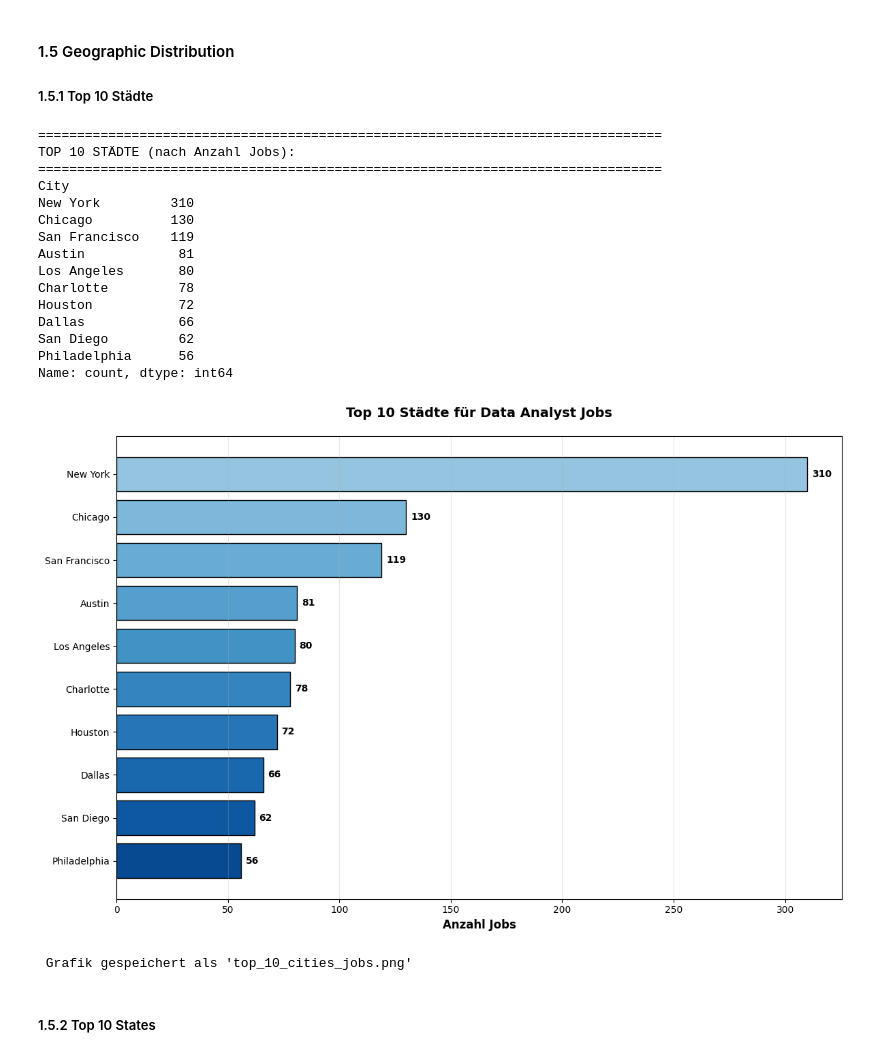
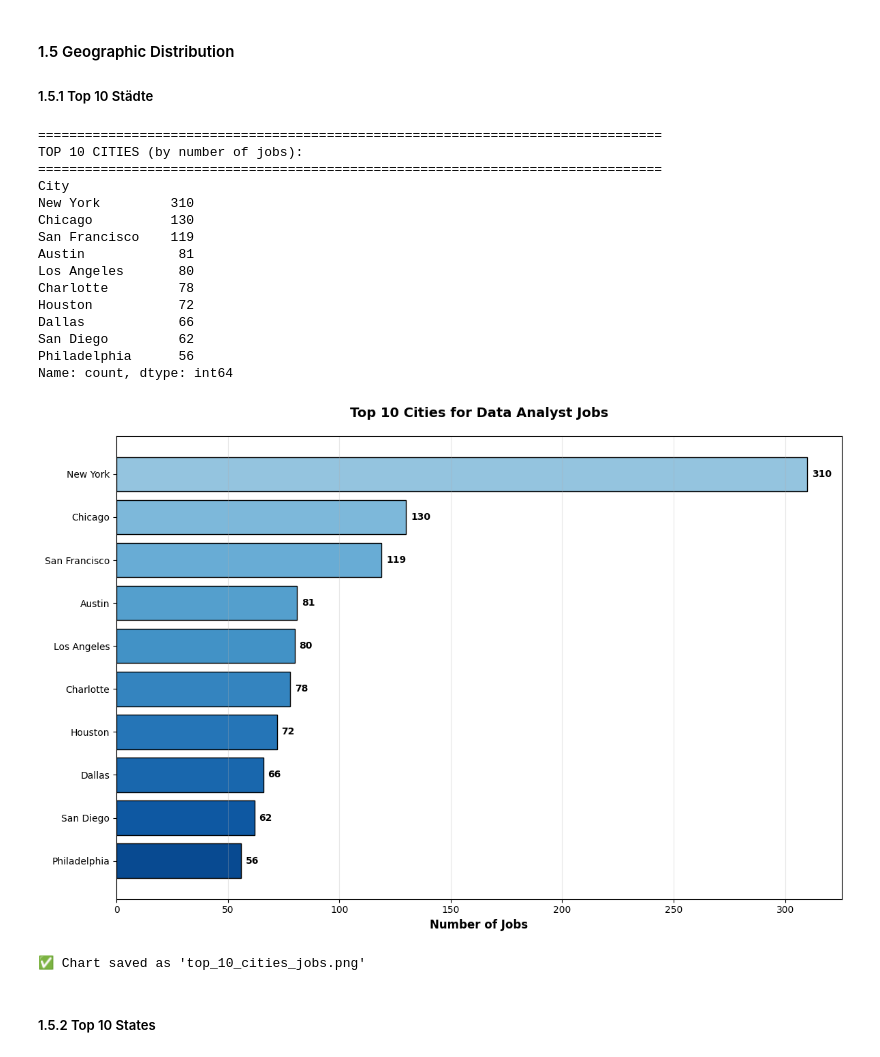
Before and after one commit to tvankov/Data-Analyst-Job-Market, a Jupyter notebook: DataAnalystJobMarketAnalysis_USAvsGermanyComparison.ipynb, the cells around one changed output. Drawn from its saved outputs; the diff is of its cells as text; code cells hidden in the pictures.

```diff
--- a/DataAnalystJobMarketAnalysis_USAvsGermanyComparison.ipynb
+++ b/DataAnalystJobMarketAnalysis_USAvsGermanyComparison.ipynb
@@ -588,52 +588,52 @@ Machine Learning + Python    137         6.1
 #### 1.5 Geographic Distribution
 ##### 1.5.1 Top 10 Städte
 # %%
-# Anzahl Jobs pro Stadt
+# Number of jobs per city
 city_counts = df_usa_cleaned['City'].value_counts().head(10)
 
 print("\n" + "="*80)
-print("TOP 10 STÄDTE (nach Anzahl Jobs):")
+print("TOP 10 CITIES (by number of jobs):")
 print("="*80)
 print(city_counts)
 
-# Visualisierung
+# Visualization
 plt.figure(figsize=(12, 8))
 
 colors = plt.cm.Blues(np.linspace(0.4, 0.9, 10))
 bars = plt.barh(city_counts.index, city_counts.values, color=colors, edgecolor='black')
 
-plt.xlabel('Anzahl Jobs', fontsize=12, fontweight='bold')
-plt.title('Top 10 Städte für Data Analyst Jobs', fontsize=14, fontweight='bold', pad=20)
+plt.xlabel('Number of Jobs', fontsize=12, fontweight='bold')
+plt.title('Top 10 Cities for Data Analyst Jobs', fontsize=14, fontweight='bold', pad=20)
 plt.grid(axis='x', alpha=0.3)
 plt.gca().invert_yaxis()
 
-# Zahlen anzeigen
+# Display numbers
 for i, (city, count) in enumerate(city_counts.items()):
     plt.text(count + 2, i, f'{int(count)}', va='center', fontsize=10, fontweight='bold')
 
 plt.tight_layout()
 plt.savefig('top_10_cities_jobs.png', dpi=300, bbox_inches='tight')
 plt.show()
 
-print("\n Grafik gespeichert als 'top_10_cities_jobs.png'")
+print("\n✅ Chart saved as 'top_10_cities_jobs.png'")
 # %% [output]
 ================================================================================
-TOP 10 STÄDTE (nach Anzahl Jobs):
+TOP 10 CITIES (by number of jobs):
 ================================================================================
 City
 New York         310
 Chicago          130
 San Francisco    119
 Austin            81
 Los Angeles       80
 Charlotte         78
 Houston           72
 Dallas            66
 San Diego         62
 Philadelphia      56
 Name: count, dtype: int64
-[figure, old version]
+[figure, new version]
- Grafik gespeichert als 'top_10_cities_jobs.png'
+✅ Chart saved as 'top_10_cities_jobs.png'
 # %% [markdown]
 ##### 1.5.2 Top 10 States
 # %%
```
Also changed, not shown: parts of 13 cells of this notebook, 9 other files.
